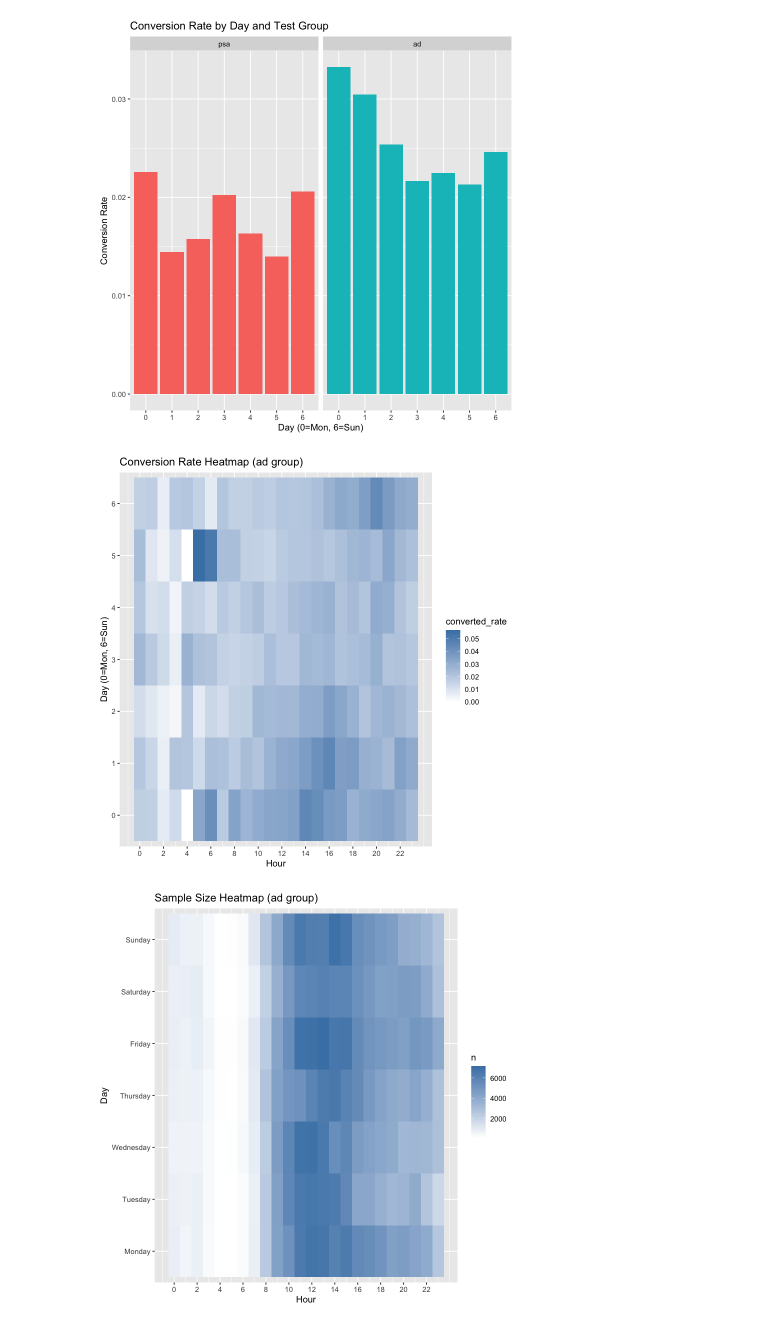
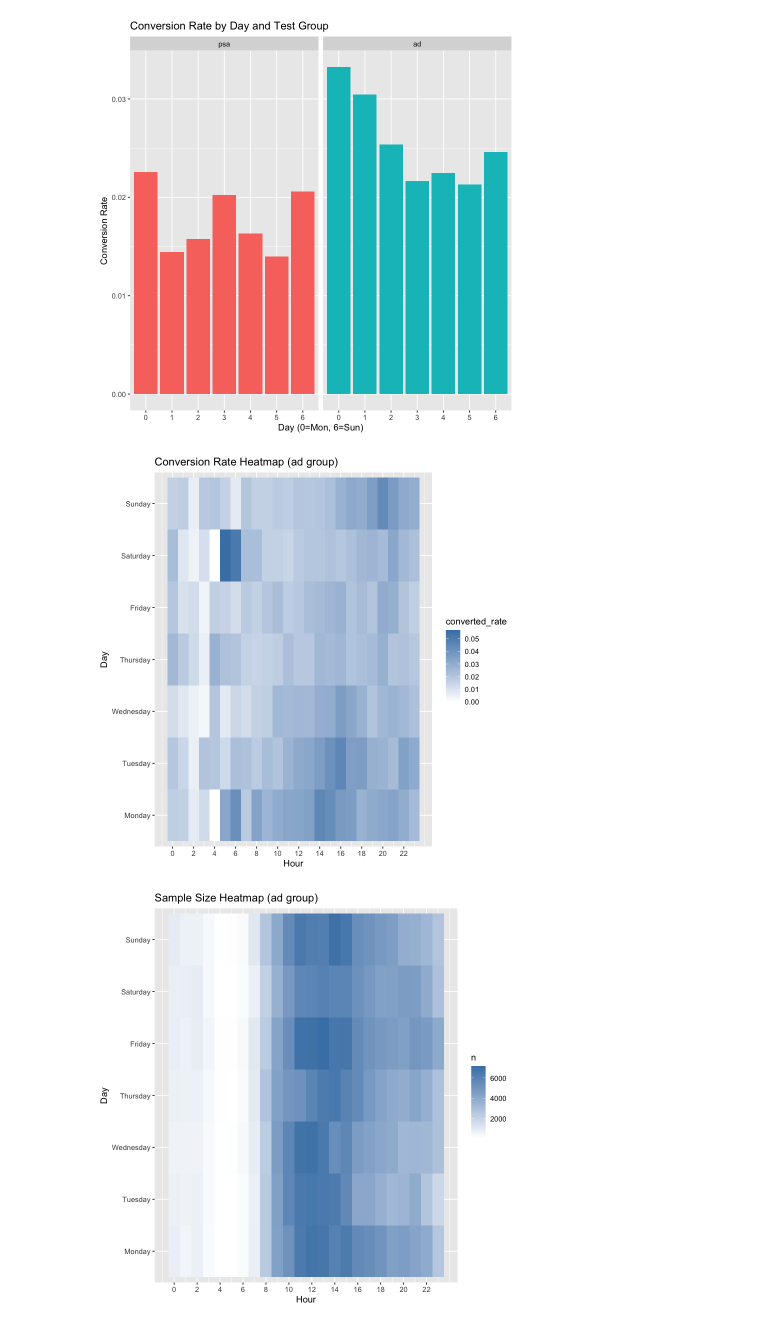
Before and after one commit to ShengPeiWilliam/marketing-ab-testing, a Jupyter notebook: code/marketing_analysis.ipynb, the cells around one changed output. Drawn from its saved outputs; the diff is of its cells as text; code cells hidden in the pictures.

```diff
--- a/code/marketing_analysis.ipynb
+++ b/code/marketing_analysis.ipynb
@@ -114,16 +96,15 @@ marketing.data %>%
 # %%
 marketing.data %>%
   filter(test.group == "ad") %>%
   group_by(most.ads.day, most.ads.hour) %>%
   summarise(converted_rate = mean(converted), .groups = "drop") %>%
   ggplot(aes(x = most.ads.hour, y = most.ads.day, fill = converted_rate)) +
   geom_tile() +
   scale_fill_gradient(low = "white", high = "steelblue") +
   scale_x_continuous(breaks = seq(0, 23, by = 2)) +
-  scale_y_discrete(labels = 0:6) +
-  labs(title = "Conversion Rate Heatmap (ad group)", x = "Hour", y = "Day (0=Mon, 6=Sun)")
+  labs(title = "Conversion Rate Heatmap (ad group)", x = "Hour", y = "Day")
 # %% [output]
-[figure, old version]
+[figure, new version]
 # %%
 marketing.data %>%
   filter(test.group == "ad") %>%
```
Also changed, not shown: parts of 4 cells of this notebook.
